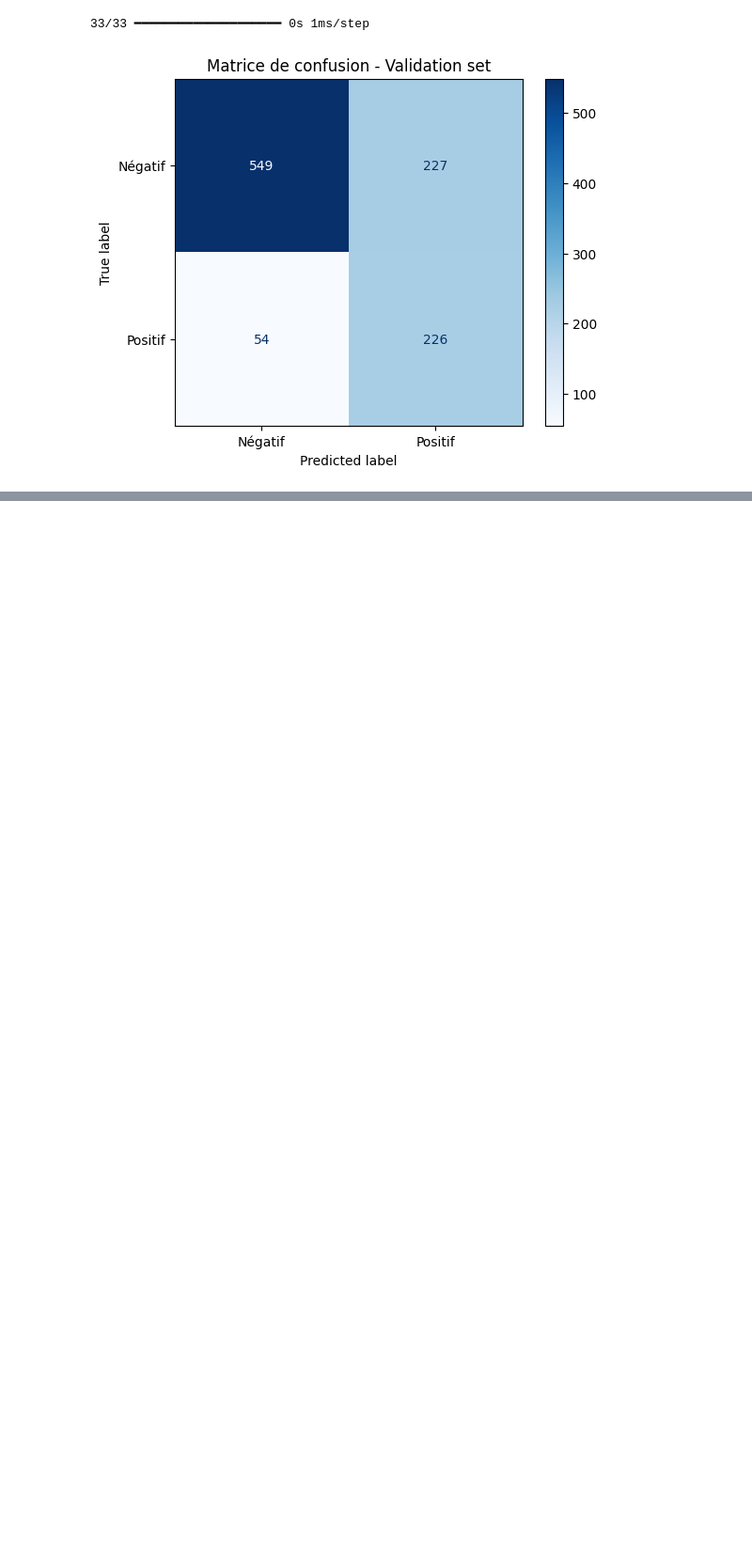
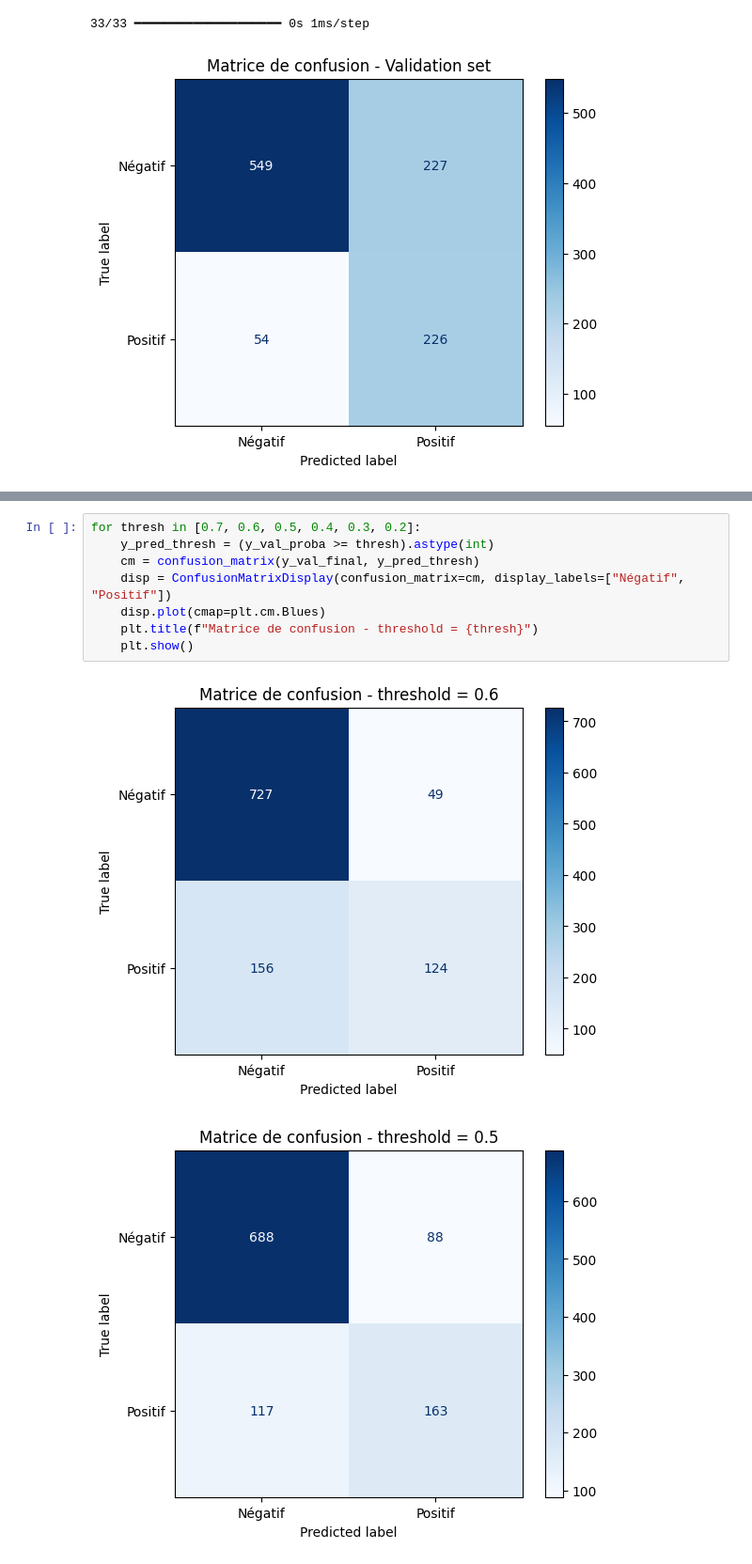
Before and after one commit to DorotheeCatry/DeepLearning-Project, a Jupyter notebook: notebooks/2_model_nn.ipynb, the cells around one changed output, grey strips where cells are left out. Shown at 94% size. Drawn from its saved outputs; the diff is of its cells as text; blank space fills up the shorter version.

```diff
--- a/notebooks/2_model_nn.ipynb
+++ b/notebooks/2_model_nn.ipynb
@@ -1224,0 +1277,11 @@ for key, value in study.best_trial.params.items():
+# %%
+for thresh in [0.7, 0.6, 0.5, 0.4, 0.3, 0.2]:
+    y_pred_thresh = (y_val_proba >= thresh).astype(int)
+    cm = confusion_matrix(y_val_final, y_pred_thresh)
+    disp = ConfusionMatrixDisplay(confusion_matrix=cm, display_labels=["Négatif", "Positif"])
+    disp.plot(cmap=plt.cm.Blues)
+    plt.title(f"Matrice de confusion - threshold = {thresh}")
+    plt.show()
+# %% [output]
+[figure, added]
+[figure, added]
```
Also changed, not shown: parts of 12 cells of this notebook, 1 other file.
